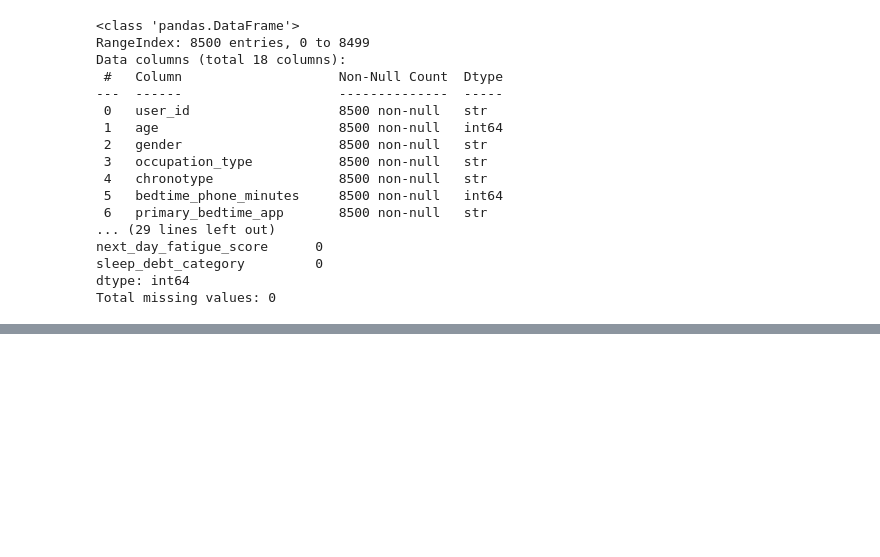
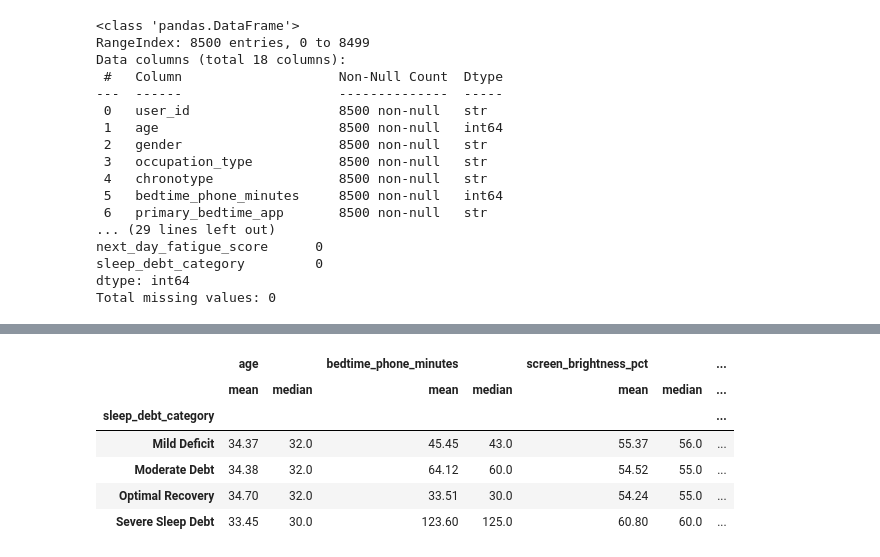
Before and after one commit to amandarinle/ML-SleepDebt-Project, a Jupyter notebook: sleep_debt_project.ipynb, the cells around one changed output, grey strips where cells are left out. Drawn from its saved outputs; the diff is of its cells as text; code cells hidden in the pictures; blank space fills up the shorter version.

```diff
--- a/sleep_debt_project.ipynb
+++ b/sleep_debt_project.ipynb
@@ -102,0 +118,27 @@ Name: proportion, dtype: float64
+# %%
+# compare numeric variables across sleep-debt categories
+numeric_to_compare = [
+    "age",
+    "bedtime_phone_minutes",
+    "screen_brightness_pct",
+    "caffeine_post_5pm_mg",
+    "physical_activity_min",
+    "morning_alarm_snoozes",
+    "sleep_latency_min",
+    "total_sleep_hours",
+    "next_day_fatigue_score"
+]
+
+display(
+    sleep.groupby("sleep_debt_category")[numeric_to_compare]
+    .agg(["mean", "median"])
+    .round(2)
+)
+# %% [output]
+|  | age |  | bedtime_phone_minutes |  | screen_brightness_pct |  | ... |
+|  | mean | median | mean | median | mean | median | ... |
+| sleep_debt_category |  |  |  |  |  |  | ... |
+| Mild Deficit | 34.37 | 32.0 | 45.45 | 43.0 | 55.37 | 56.0 | ... |
+| Moderate Debt | 34.38 | 32.0 | 64.12 | 60.0 | 54.52 | 55.0 | ... |
+| Optimal Recovery | 34.70 | 32.0 | 33.51 | 30.0 | 54.24 | 55.0 | ... |
+| Severe Sleep Debt | 33.45 | 30.0 | 123.60 | 125.0 | 60.80 | 60.0 | ... |
```
Also changed, not shown: parts of 7 cells of this notebook.
